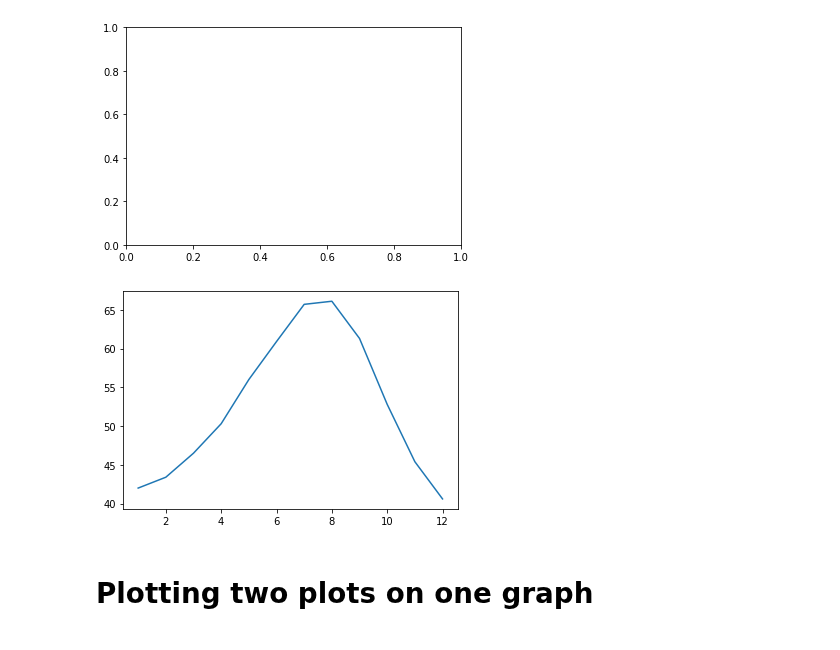
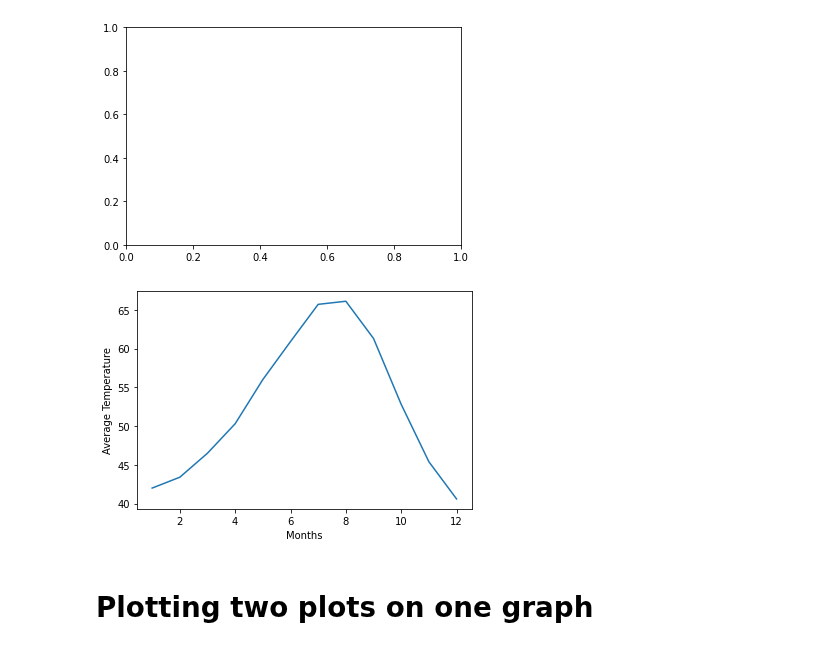
Before and after one commit to Jose-Servin/DataCamp, a Jupyter notebook: Courses/Intro_Matplotlib/all_about_matplotlib.ipynb, the cells around one changed output. Cells and saved outputs as stored; diff of their text form; code cells hidden in the pictures.

Commit message:
new data visualizations for stat analysis

```diff
--- a/Courses/Intro_Matplotlib/all_about_matplotlib.ipynb
+++ b/Courses/Intro_Matplotlib/all_about_matplotlib.ipynb
@@ -90,9 +90,11 @@ plt.show()
 # %%
 fig, ax = plt.subplots()
 ax.plot(tacoma_international['DATE'], tacoma_international['MLY-TAVG-NORMAL'])
+ax.set_xlabel('Months')
+ax.set_ylabel('Average Temperature')
 plt.show()
 # %% [output]
-[figure, old version]
+[figure, new version]
 # %% [markdown]
 # Plotting two plots on one graph
 # %%
```
Also changed, not shown: parts of 24 cells of this notebook.
